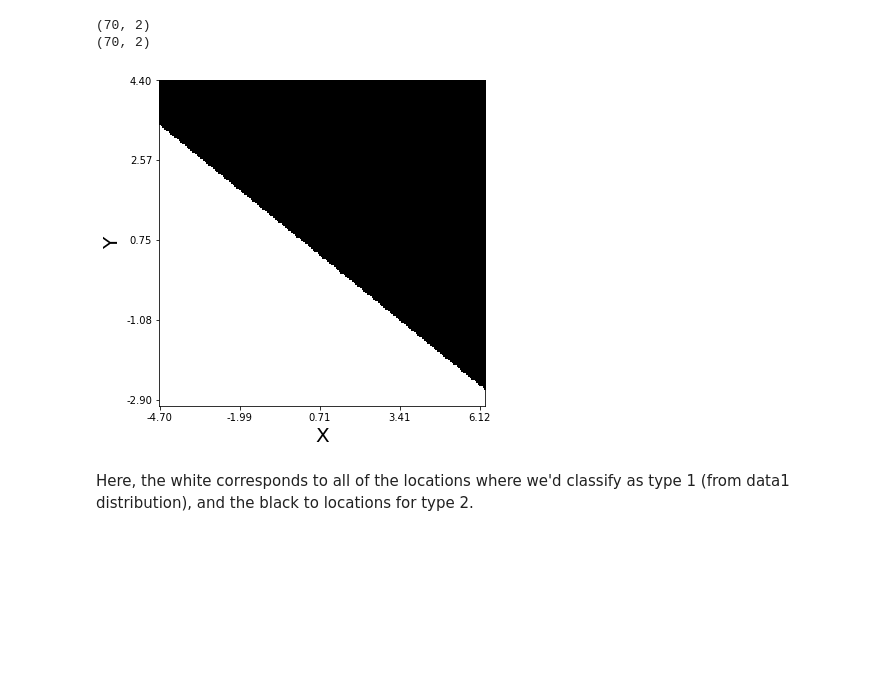
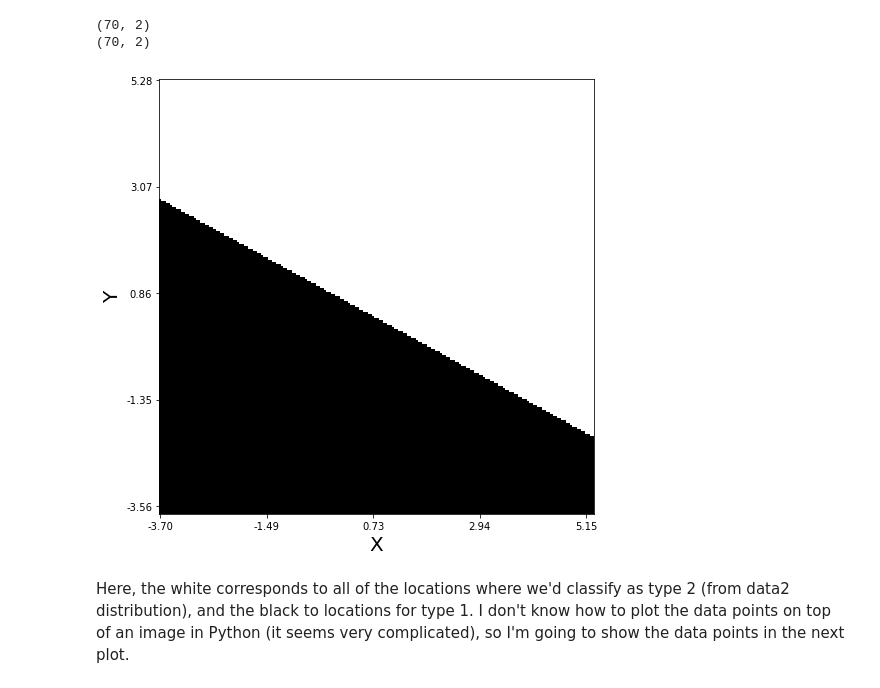
Before and after one commit to rfeinman/hw-mathtools, a Jupyter notebook: Feinman_Reuben_HW6/hw6.ipynb, the cells around one changed output. Saved outputs shown, nothing was run; the diff lists cells and outputs as text; code cells hidden in the pictures; blank space fills up the shorter version.

```diff
--- a/Feinman_Reuben_HW6/hw6.ipynb
+++ b/Feinman_Reuben_HW6/hw6.ipynb
@@ -587,17 +587,11 @@ mu1 = np.mean(data1, axis=0)
 mu2 = np.mean(data2, axis=0)
 # %%
 # Build the meshgrid
-d1_xmin, d1_ymin = np.min(data1, axis=0)
-d1_xmax, d1_ymax = np.max(data1, axis=0)
-d2_xmin, d2_ymin = np.min(data2, axis=0)
-d2_xmax, d2_ymax = np.max(data2, axis=0)
-xmin = min(d1_xmin, d2_xmin) - 2
-xmax = max(d1_xmax, d2_xmax) + 2
-ymin = min(d1_ymin, d2_ymin) - 2
-ymax = max(d1_ymax, d2_ymax) + 2
+vmin = min(np.min(data1), np.min(data2)) - 1
+vmax = max(np.max(data1), np.max(data2)) + 1
 
-x = np.linspace(xmin, xmax, 200)
-y = np.linspace(ymin, ymax, 200)
+x = np.linspace(vmin, vmax, 200)
+y = np.linspace(vmin, vmax, 200)
 X, Y = np.meshgrid(x, y)
 # %%
 from scipy.stats import multivariate_normal as mvn
@@ -619,20 +613,20 @@ def compute_gauss_image(X, Y, mu):
 G1 = compute_gauss_image(X, Y, mu1)
 G2 = compute_gauss_image(X, Y, mu2)
 # Compute the binary image
-bin_image = G1 > G2
+bin_image = G2 > G1
 # %%
 # Show the binary image
 ticks = np.asarray(range(0, 200, 49))
 xticks = ['%0.2f' % val for val in x[ticks]]
 yticks = ['%0.2f' % val for val in y[200-ticks-1]]
-plt.figure(figsize=(6,6))
+plt.figure(figsize=(8,8))
 plt.imshow(bin_image, cmap='gray')
 plt.xlabel('X', fontsize=20)
 plt.ylabel('Y', fontsize=20)
 plt.xticks(ticks, xticks)
 plt.yticks(ticks, yticks)
 plt.show()
 # %% [output]
-[figure, old version]
+[figure, new version]
 # %% [markdown]
-Here, the white corresponds to all of the locations where we'd classify as type 1 (from data1 distribution), and the black to locations for type 2.
+Here, the white corresponds to all of the locations where we'd classify as type 2 (from data2 distribution), and the black to locations for type 1. I don't know how to plot the data points on top of an image in Python (it seems very complicated), so I'm going to show the data points in the next plot.
```
Also changed, not shown: parts of 19 cells of this notebook.
